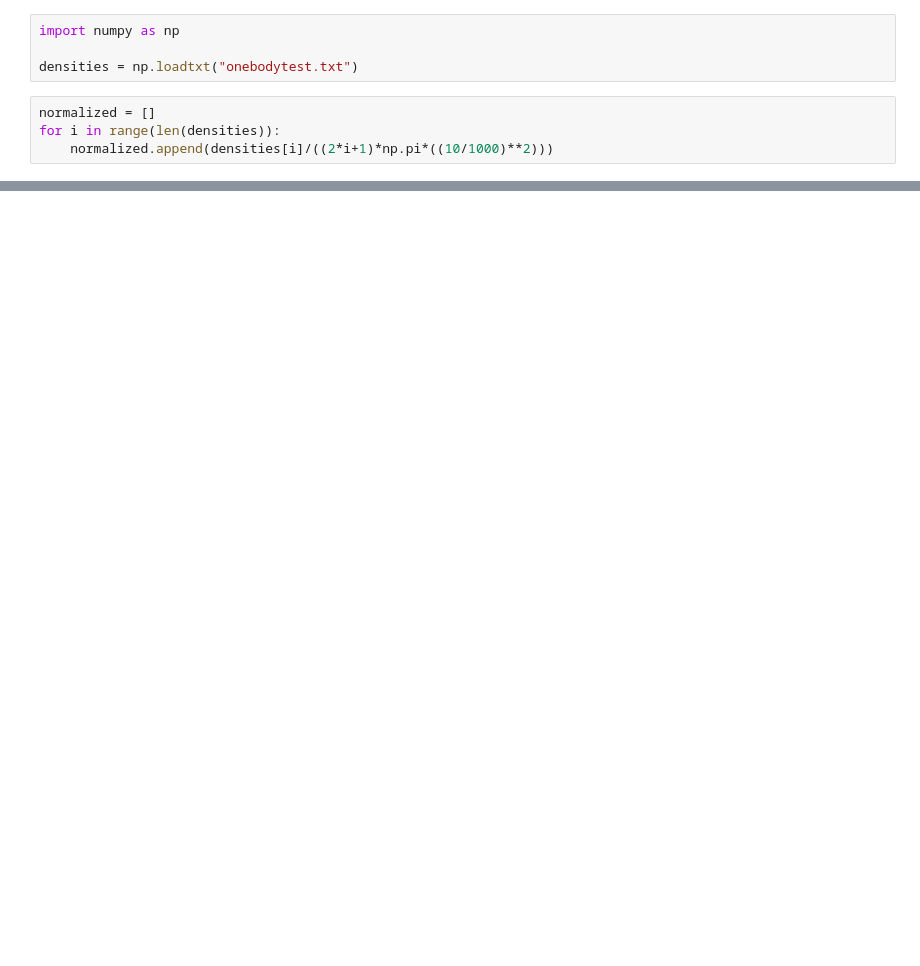
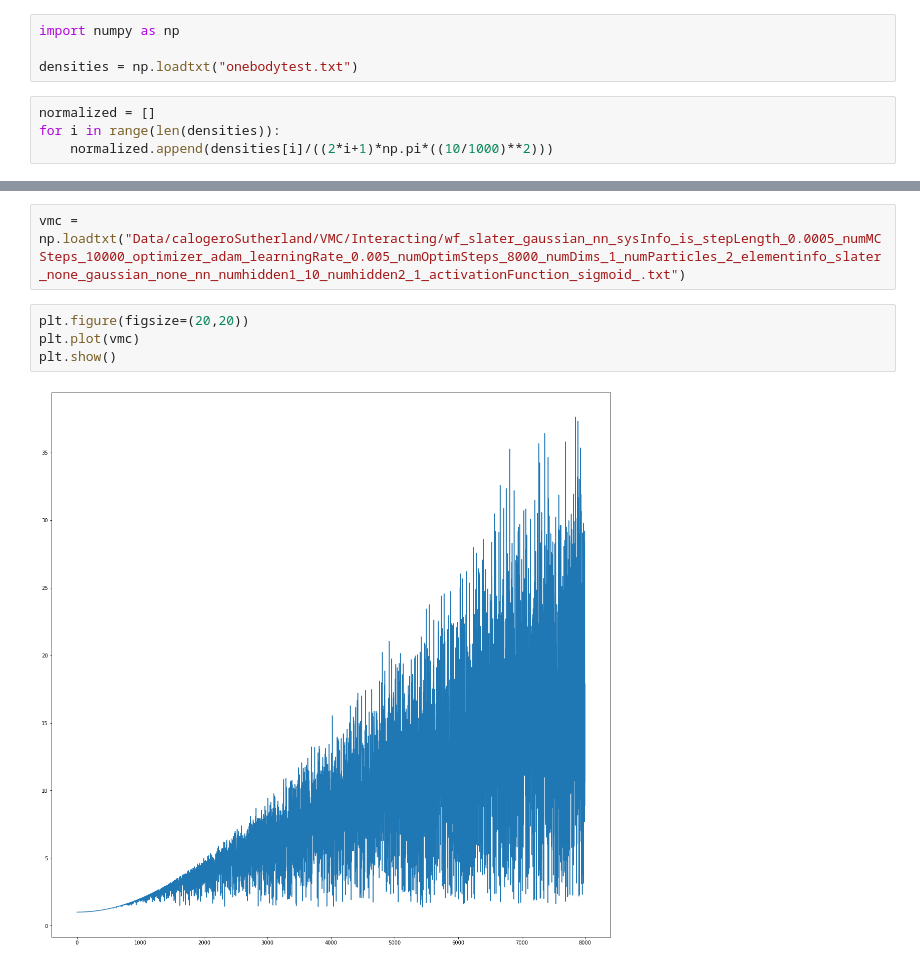
Before and after one commit to MartinKHovden/Thesis, a Jupyter notebook: VMC/src_V2/Untitled.ipynb, the cells around one changed output, grey strips where cells are left out. Cells and saved outputs as stored; diff of their text form; blank space fills up the shorter version.

```diff
--- a/VMC/src_V2/Untitled.ipynb
+++ b/VMC/src_V2/Untitled.ipynb
@@ -15,0 +16,8 @@ plt.scatter(range(500),normalized[:500], s = 5)
+# %%
+vmc = np.loadtxt("Data/calogeroSutherland/VMC/Interacting/wf_slater_gaussian_nn_sysInfo_is_stepLength_0.0005_numMCSteps_10000_optimizer_adam_learningRate_0.005_numOptimSteps_8000_numDims_1_numParticles_2_elementinfo_slater_none_gaussian_none_nn_numhidden1_10_numhidden2_1_activationFunction_sigmoid_.txt")
+# %%
+plt.figure(figsize=(20,20))
+plt.plot(vmc)
+plt.show()
+# %% [output]
+[figure, added]
```
Also changed, not shown: parts of 1 cell of this notebook, 18 other files.
